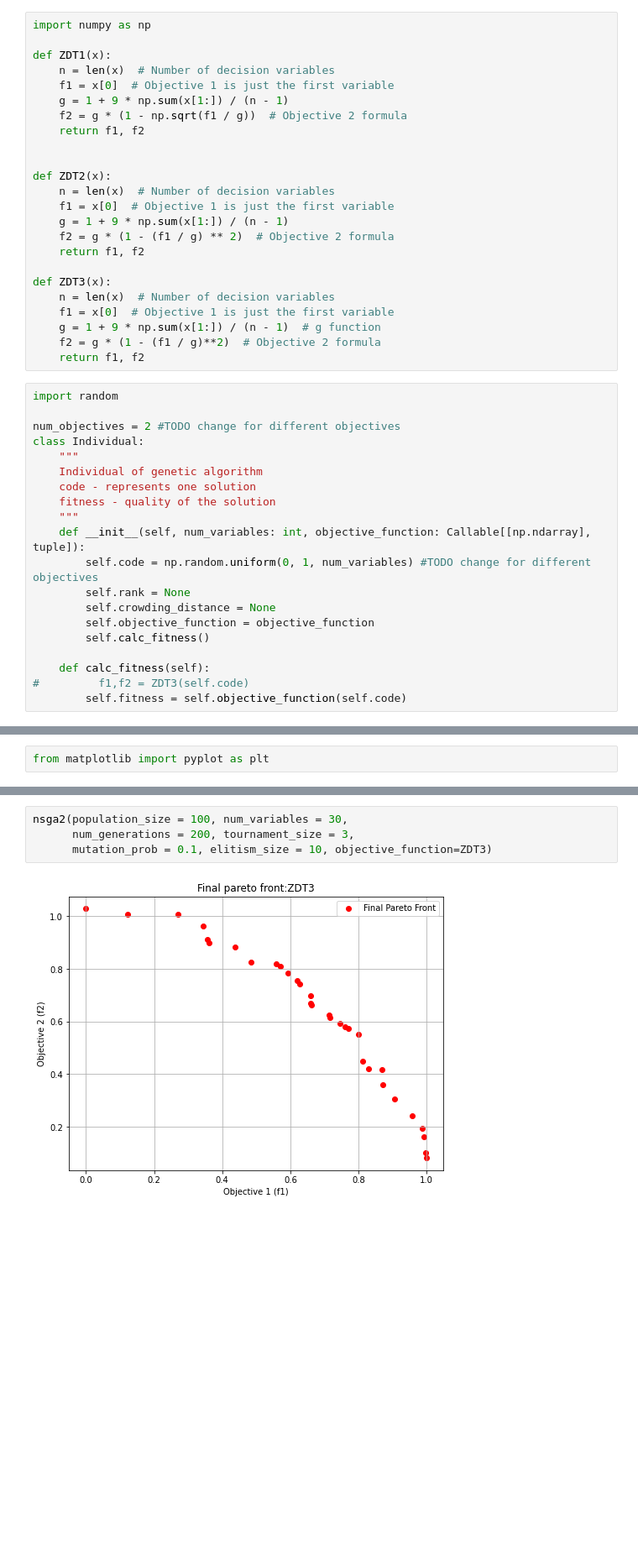
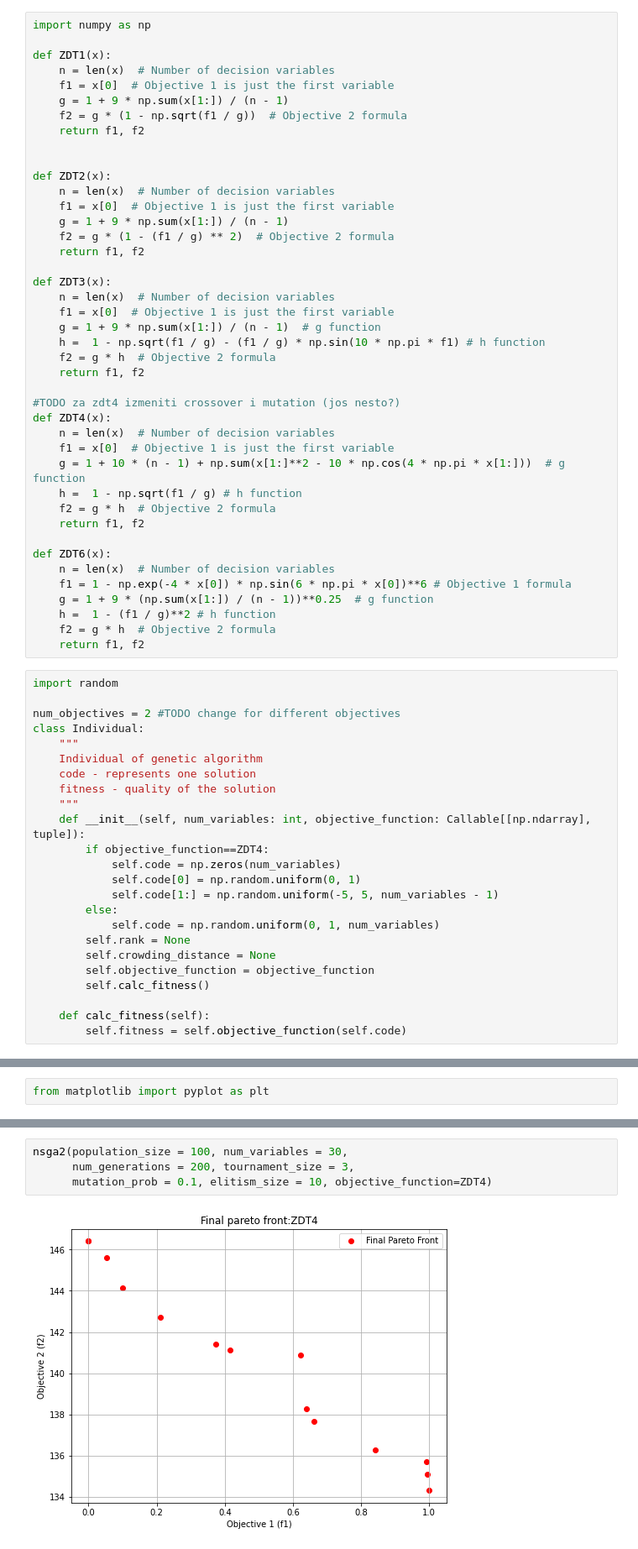
Before and after one commit to stasadjordjevic/NSGA-II, a Jupyter notebook: implementation.ipynb, the cells around one changed output, grey strips where cells are left out. Shown at 84% size. Drawn from its saved outputs; the diff is of its cells as text; blank space fills up the shorter version.

```diff
--- a/implementation.ipynb
+++ b/implementation.ipynb
@@ -24,8 +24,26 @@ def ZDT3(x):
     n = len(x)  # Number of decision variables
     f1 = x[0]  # Objective 1 is just the first variable
     g = 1 + 9 * np.sum(x[1:]) / (n - 1)  # g function
-    f2 = g * (1 - (f1 / g)**2)  # Objective 2 formula
+    h =  1 - np.sqrt(f1 / g) - (f1 / g) * np.sin(10 * np.pi * f1) # h function
+    f2 = g * h  # Objective 2 formula
     return f1, f2
+
+#TODO za zdt4 izmeniti crossover i mutation (jos nesto?)
+def ZDT4(x):
+    n = len(x)  # Number of decision variables
+    f1 = x[0]  # Objective 1 is just the first variable
+    g = 1 + 10 * (n - 1) + np.sum(x[1:]**2 - 10 * np.cos(4 * np.pi * x[1:]))  # g function
+    h =  1 - np.sqrt(f1 / g) # h function
+    f2 = g * h  # Objective 2 formula
+    return f1, f2
+
+def ZDT6(x):
+    n = len(x)  # Number of decision variables
+    f1 = 1 - np.exp(-4 * x[0]) * np.sin(6 * np.pi * x[0])**6 # Objective 1 formula
+    g = 1 + 9 * (np.sum(x[1:]) / (n - 1))**0.25  # g function
+    h =  1 - (f1 / g)**2 # h function
+    f2 = g * h  # Objective 2 formula
+    return f1, f2
 # %%
 import random
 
@@ -37,14 +55,18 @@ class Individual:
     fitness - quality of the solution
     """
     def __init__(self, num_variables: int, objective_function: Callable[[np.ndarray], tuple]):
-        self.code = np.random.uniform(0, 1, num_variables) #TODO change for different objectives
+        if objective_function==ZDT4:
+            self.code = np.zeros(num_variables)
+            self.code[0] = np.random.uniform(0, 1)
+            self.code[1:] = np.random.uniform(-5, 5, num_variables - 1)
+        else:
+            self.code = np.random.uniform(0, 1, num_variables)
         self.rank = None
         self.crowding_distance = None
         self.objective_function = objective_function
         self.calc_fitness()
 
     def calc_fitness(self):
-#         f1,f2 = ZDT3(self.code)
         self.fitness = self.objective_function(self.code)
 # %%
 def dominates(first_individual, second_individual):
@@ -229,6 +254,6 @@ def nsga2(population_size, num_variables, num_generations,
 # %%
 nsga2(population_size = 100, num_variables = 30,
       num_generations = 200, tournament_size = 3,
-      mutation_prob = 0.1, elitism_size = 10, objective_function=ZDT3)
+      mutation_prob = 0.1, elitism_size = 10, objective_function=ZDT4)
 # %% [output]
-[figure, old version]
+[figure, new version]
```
Also changed, not shown: parts of 3 cells of this notebook, 6 other files.
